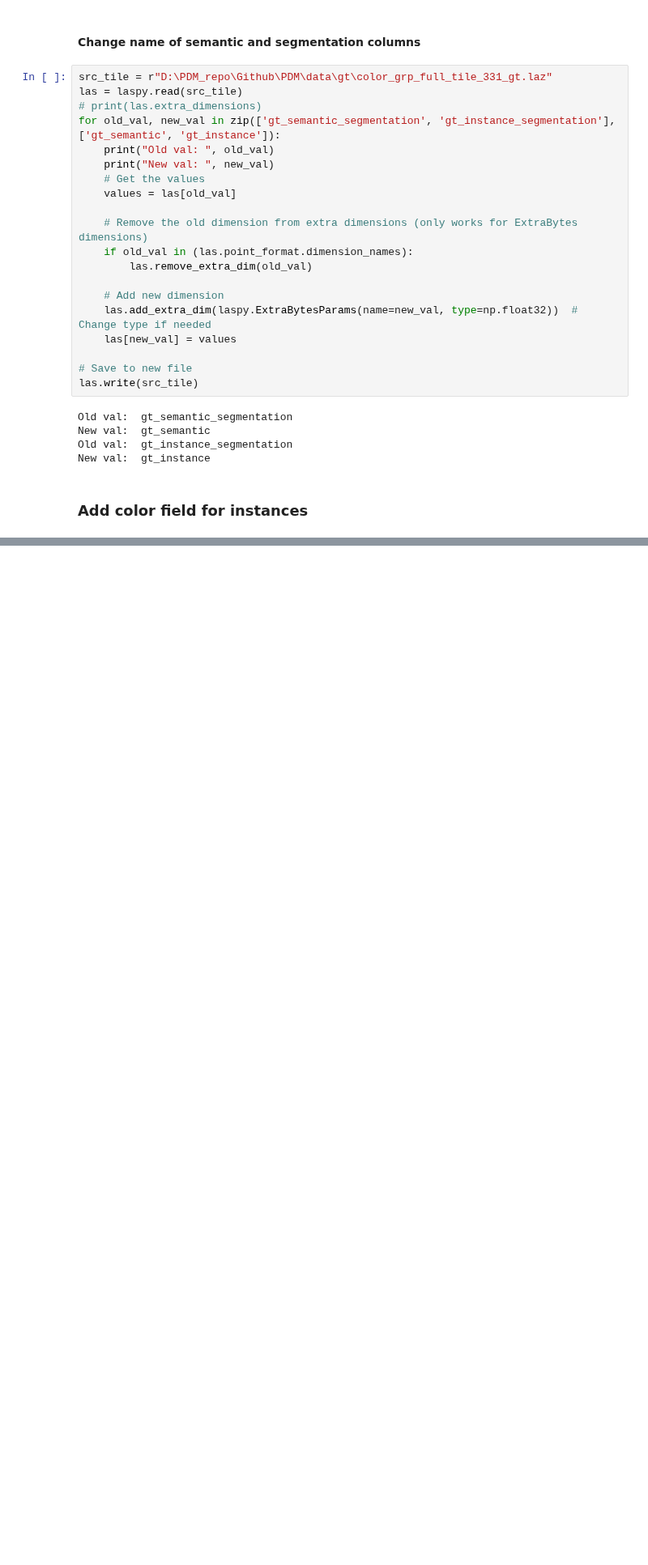
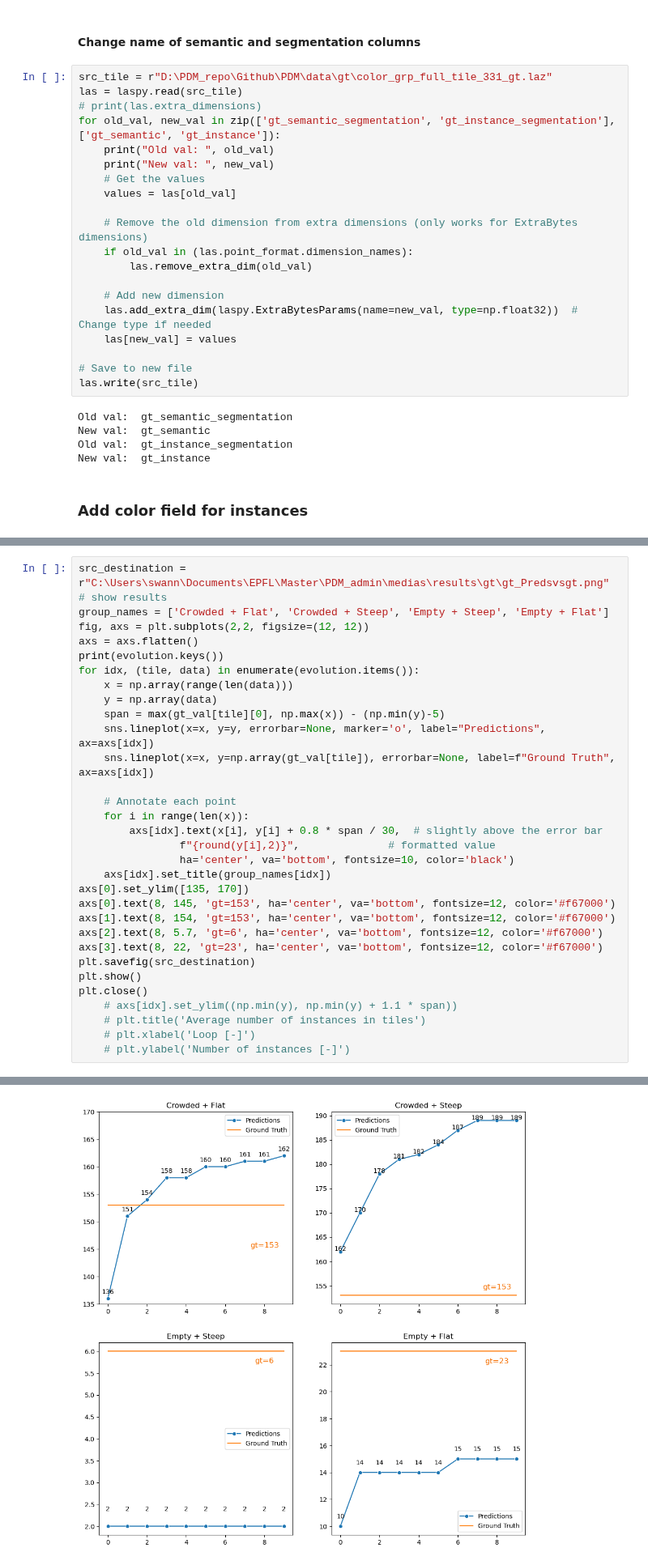
Before and after one commit to destoswa/PDM, a Jupyter notebook: notebooks/04_ground_truth_generation.ipynb, the cells around one changed output, grey strips where cells are left out. Shown at 81% size. Drawn from its saved outputs; the diff is of its cells as text; blank space fills up the shorter version.

```diff
--- a/notebooks/04_ground_truth_generation.ipynb
+++ b/notebooks/04_ground_truth_generation.ipynb
@@ -345,0 +408,33 @@ las.write(src_tile.split('.laz')[0] + "_colored_instances.laz")
+# %%
+src_destination = r"C:\Users\swann\Documents\EPFL\Master\PDM_admin\medias\results\gt\gt_Predsvsgt.png"
+# show results
+group_names = ['Crowded + Flat', 'Crowded + Steep', 'Empty + Steep', 'Empty + Flat']
+fig, axs = plt.subplots(2,2, figsize=(12, 12))
+axs = axs.flatten()
+print(evolution.keys())
+for idx, (tile, data) in enumerate(evolution.items()):
+    x = np.array(range(len(data)))
+    y = np.array(data)
+    span = max(gt_val[tile][0], np.max(x)) - (np.min(y)-5)
+    sns.lineplot(x=x, y=y, errorbar=None, marker='o', label="Predictions", ax=axs[idx])
+    sns.lineplot(x=x, y=np.array(gt_val[tile]), errorbar=None, label=f"Ground Truth", ax=axs[idx])
+
+    # Annotate each point
+    for i in range(len(x)):
+        axs[idx].text(x[i], y[i] + 0.8 * span / 30,  # slightly above the error bar
+                f"{round(y[i],2)}",              # formatted value
+                ha='center', va='bottom', fontsize=10, color='black')
+    axs[idx].set_title(group_names[idx])
+axs[0].set_ylim([135, 170])
+axs[0].text(8, 145, 'gt=153', ha='center', va='bottom', fontsize=12, color='#f67000')
+axs[1].text(8, 154, 'gt=153', ha='center', va='bottom', fontsize=12, color='#f67000')
+axs[2].text(8, 5.7, 'gt=6', ha='center', va='bottom', fontsize=12, color='#f67000')
+axs[3].text(8, 22, 'gt=23', ha='center', va='bottom', fontsize=12, color='#f67000')
+plt.savefig(src_destination)
+plt.show()
+plt.close()
+    # axs[idx].set_ylim((np.min(y), np.min(y) + 1.1 * span))
+    # plt.title('Average number of instances in tiles')
+    # plt.xlabel('Loop [-]')
+    # plt.ylabel('Number of instances [-]')
+# %% [output]
@@ -345,0 +442 @@ las.write(src_tile.split('.laz')[0] + "_colored_instances.laz")
+[figure, added]
```
Also changed, not shown: parts of 6 cells of this notebook, 21 other files.
